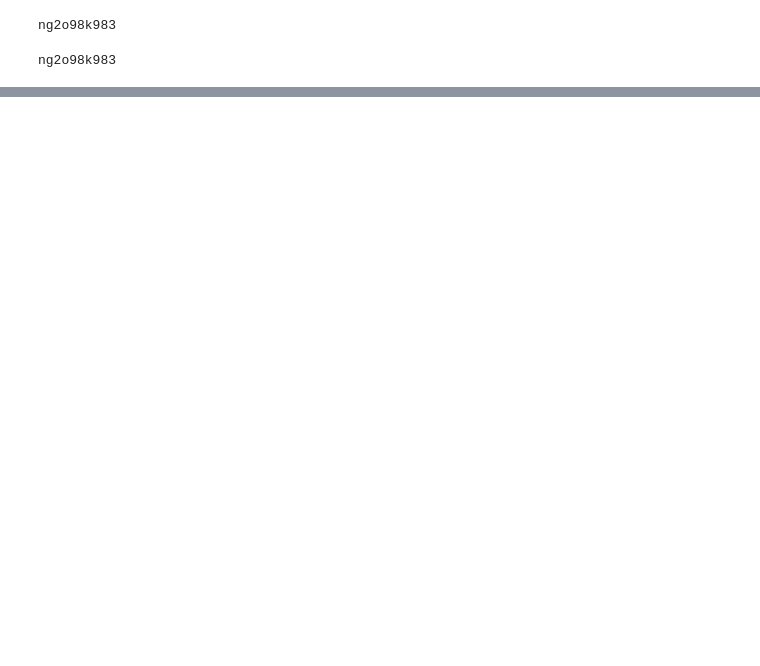
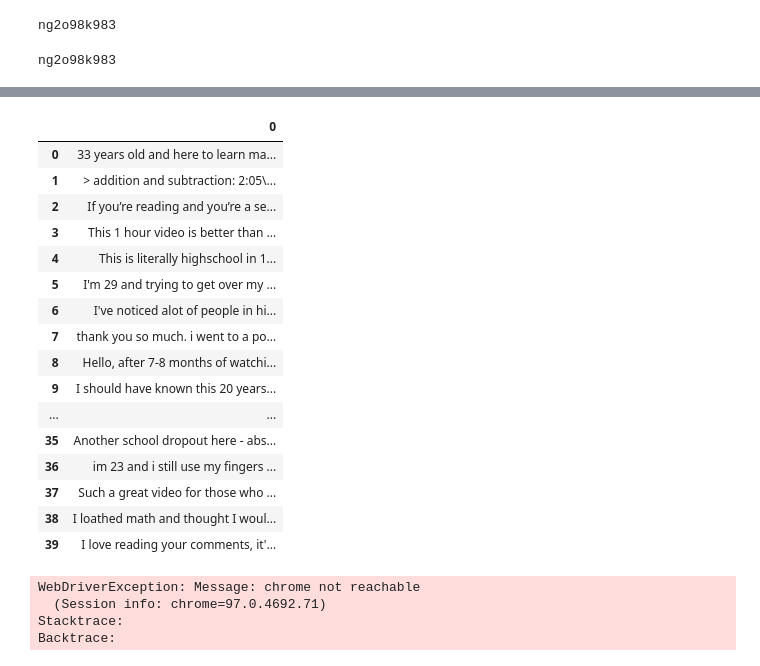
Before and after one commit to ZhiChua/youtube-sentiment, a Jupyter notebook: youtube.ipynb, the cells around one changed output, grey strips where cells are left out. Cells and saved outputs as stored; diff of their text form; code cells hidden in the pictures; blank space fills up the shorter version.

```diff
--- a/youtube.ipynb
+++ b/youtube.ipynb
@@ -25,0 +241,69 @@ import requests
+# %%
+#Working
+import time
+from selenium.webdriver import Chrome
+from selenium.webdriver.common.by import By
+from selenium.webdriver.common.keys import Keys
+from selenium.webdriver.support.ui import WebDriverWait
+from selenium.webdriver.support import expected_conditions as EC
+
+comments=[]
+
+with Chrome() as driver:
+    wait = WebDriverWait(driver,15)
+    driver.get("https://www.youtube.com/watch?v=TMubSggUOVE&ab_channel=TheOrganicChemistryTutor")
+
+    for item in range(3): #by increasing the highest range you can get more content
+        wait.until(EC.visibility_of_element_located((By.TAG_NAME, "body"))).send_keys(Keys.END)
+        time.sleep(3)
+
+    for comment in wait.until(EC.presence_of_all_elements_located((By.CSS_SELECTOR, "#comment #content-text"))):
+        comments.append(comment.text)
+# %%
+import pandas as pd
+
+df = pd.DataFrame(comments)
+df
+# %% [output]
+|  | 0 |
+| 0 | 33 years old and here to learn ma... |
+| 1 | > addition and subtraction: 2:05\... |
+| 2 | If you’re reading and you’re a se... |
+| 3 | This 1 hour video is better than ... |
+| 4 | This is literally highschool in 1... |
+| 5 | I'm 29 and trying to get over my ... |
+| 6 | I've noticed alot of people in hi... |
+| 7 | thank you so much. i went to a po... |
+| 8 | Hello, after 7-8 months of watchi... |
+| 9 | I should have known this 20 years... |
+| ... | ... |
+| 35 | Another school dropout here - abs... |
+| 36 | im 23 and i still use my fingers ... |
+| 37 | Such a great video for those who ... |
+| 38 | I loathed math and thought I woul... |
+| 39 | I love reading your comments, it'... |
+# %%
+import time
+from selenium.webdriver import Chrome
+from selenium.webdriver.common.by import By
+from selenium.webdriver.common.keys import Keys
+from selenium.webdriver.support.ui import WebDriverWait
+from selenium.webdriver.support import expected_conditions as EC
+
+data=[]
+
+with Chrome() as driver:
+    wait = WebDriverWait(driver,15)
+    driver.get("https://www.youtube.com/watch?v=TMubSggUOVE&ab_channel=TheOrganicChemistryTutor")
+
+    for item in range(3):
+        wait.until(EC.visibility_of_element_located((By.TAG_NAME, "body"))).send_keys(Keys.END)
+        time.sleep(15)
+
+    for comment in wait.until(EC.presence_of_all_elements_located((By.CSS_SELECTOR, "#content"))):
+        data.append(comment.text)
+# %% [output]
+WebDriverException: Message: chrome not reachable
+  (Session info: chrome=97.0.4692.71)
+Stacktrace:
+Backtrace:
```
Also changed, not shown: parts of 11 cells of this notebook, 1 other file.
